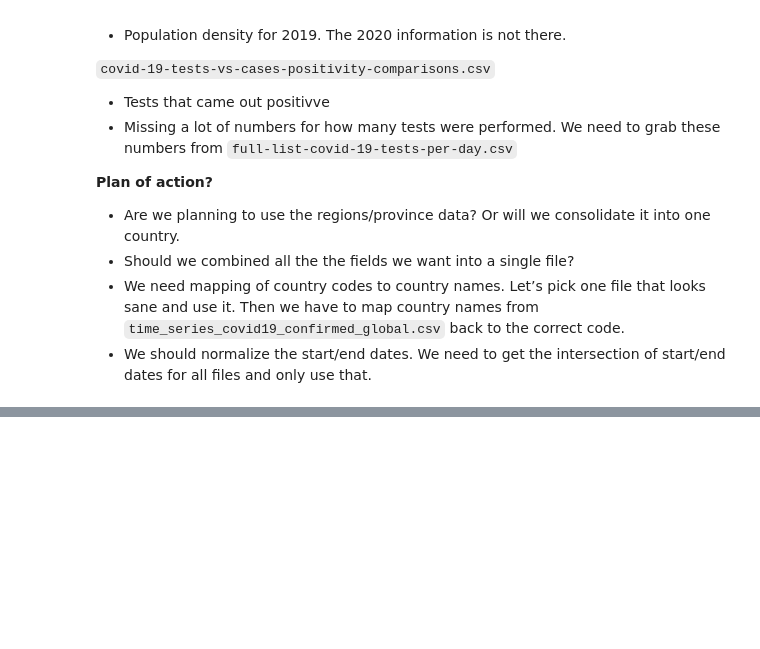
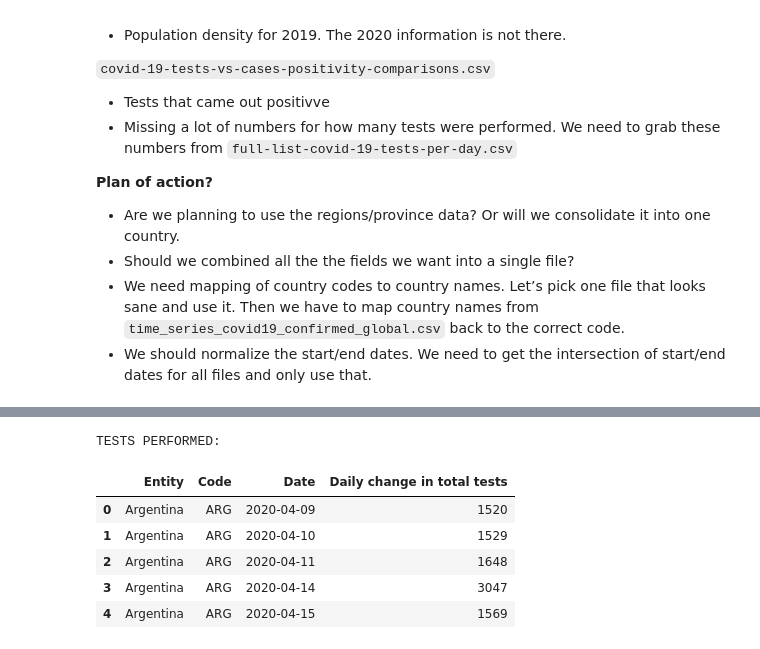
Before and after one commit to dtangster/cmpe256, a Jupyter notebook: hidden_dragon.ipynb, the cells around one changed output, grey strips where cells are left out. Saved outputs shown, nothing was run; the diff lists cells and outputs as text; code cells hidden in the pictures; blank space fills up the shorter version.

```diff
--- a/hidden_dragon.ipynb
+++ b/hidden_dragon.ipynb
@@ -144,0 +148,11 @@ print("TESST POSITIVE:\n", tests_positive_df)
+# %%
+print("TESTS PERFORMED:")
+tests_performed_df.head()
+# %% [output]
+TESTS PERFORMED:
+|  | Entity | Code | Date | Daily change in total tests |
+| 0 | Argentina | ARG | 2020-04-09 | 1520 |
+| 1 | Argentina | ARG | 2020-04-10 | 1529 |
+| 2 | Argentina | ARG | 2020-04-11 | 1648 |
+| 3 | Argentina | ARG | 2020-04-14 | 3047 |
+| 4 | Argentina | ARG | 2020-04-15 | 1569 |
```
Also changed, not shown: parts of 8 cells of this notebook.
